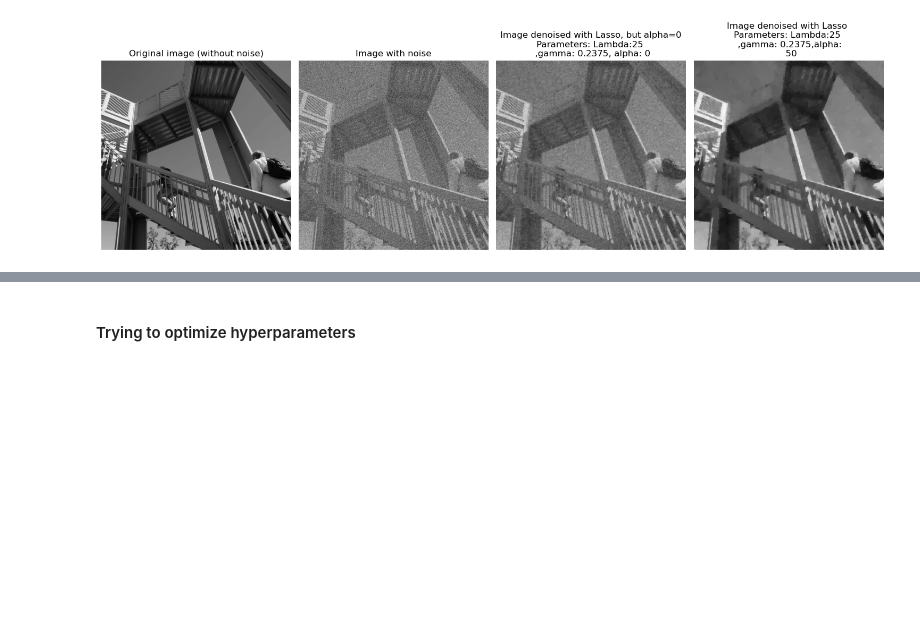
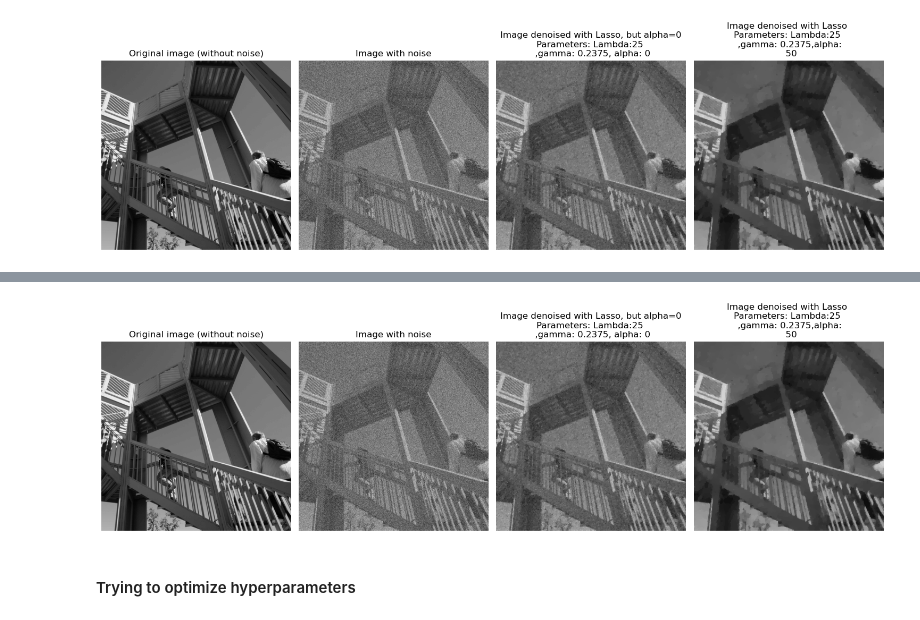
Before and after one commit to Romrchp/optml-project, a Jupyter notebook: background-notebooks/regularized_chambolle.ipynb, the cells around one changed output, grey strips where cells are left out. Saved outputs shown, nothing was run; the diff lists cells and outputs as text; code cells hidden in the pictures; blank space fills up the shorter version.

```diff
--- a/background-notebooks/regularized_chambolle.ipynb
+++ b/background-notebooks/regularized_chambolle.ipynb
@@ -170,5 +167,5 @@ def complete_proximal_operator(u, x, gamma, Lambda, alpha, homemade=False):
 # %%
-def chambolle_algorithm(noised_image,Lambda,gamma,alpha,nbiter,homemade=False) :
+def chambolle_algorithm(noised_image,Lambda,gamma,alpha,nbiter) :
     """
     Perform denoising on a noised image using the Chambolle's algorithm.
 
@@ -204,7 +201,7 @@ def chambolle_algorithm(noised_image,Lambda,gamma,alpha,nbiter,homemade=False) :
 
         #Computing x and u, appending resulting energies in their respective arrays
         x = -Dadj((u)) + noised_image
-        u = complete_proximal_operator(u,x,gamma,Lambda,alpha,homemade)
+        u = complete_proximal_operator(u,x,gamma,Lambda,alpha)
         Ep_array[iter] = np.linalg.norm(x-noised_image)**2/2 + Lambda*np.sum(np.sqrt(np.sum(D(x)**2,2)))
         Ed_array[iter] = np.linalg.norm(noised_image-Dadj(u))**2/2 - sqnormy
 
@@ -279,3 +324,39 @@ plt.show()
+# %%
+Lambda = 25
+gamma = 1.9/8 # we must have 0 < gamma < 2/8
+nbiter = 400
+alpha = 50
+
+revert_denoised_image_nolasso,_,_  = chambolle_algorithm(noised_image,Lambda,gamma,0,nbiter)
+revert_denoised_image_lasso,_,_ = chambolle_algorithm(noised_image,Lambda,gamma,alpha,nbiter)
+# %%
+# Create a figure with a row of 3 subplots
+fig, axs = plt.subplots(1, 4, figsize=(15, 5))
+
+
+axs[0].imshow(xsharp, cmap='gray')
+axs[0].set_title('Original image (without noise)')
+
+# Display each image in a subplot
+axs[1].imshow(noised_image, cmap='gray')
+axs[1].set_title('Image with noise')
+
+axs[2].imshow(revert_denoised_image_nolasso, cmap='gray')
+axs[2].set_title(f"Image denoised with Lasso, but alpha=0\nParameters: Lambda:{Lambda} \n ,gamma: {gamma}, alpha: {0}")
+
+axs[3].imshow(revert_denoised_image_lasso, cmap='gray')
+axs[3].set_title(f"Image denoised with Lasso \nParameters: Lambda:{Lambda} \n ,gamma: {gamma},alpha:\n  {alpha}")
+
+# Remove axes for a cleaner look
+
+for ax in axs:
+    ax.axis('off')
+
+# Show the plot
+plt.tight_layout()
+plt.show()
+# %% [output]
+[figure, added]
 # %% [markdown]
 #### Trying to optimize hyperparameters
 # %%
```
Also changed, not shown: parts of 25 cells of this notebook.
